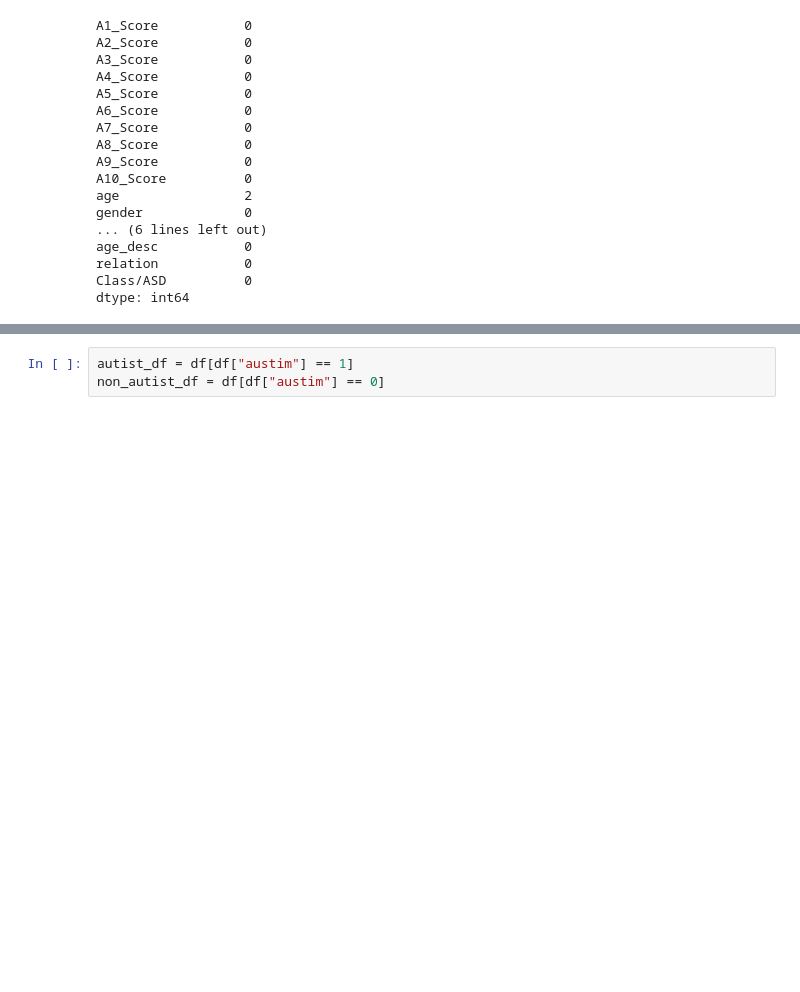
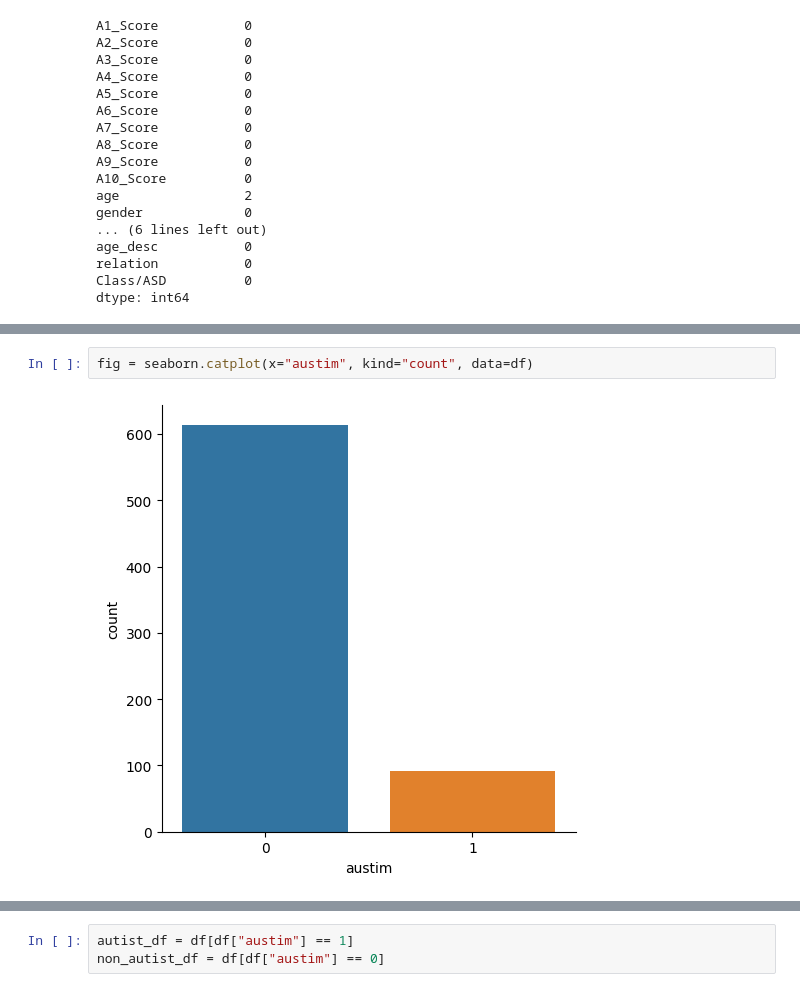
Before and after one commit to alpsilva/Datautism, a Jupyter notebook: analise_exploratoria.ipynb, the cells around one changed output, grey strips where cells are left out. Cells and saved outputs as stored; diff of their text form; blank space fills up the shorter version.

```diff
--- a/analise_exploratoria.ipynb
+++ b/analise_exploratoria.ipynb
@@ -147,0 +158,4 @@ Name: Class/ASD, dtype: int64
+# %%
+fig = seaborn.catplot(x="austim", kind="count", data=df)
+# %% [output]
+[figure, added]
```
Also changed, not shown: parts of 7 cells of this notebook.
